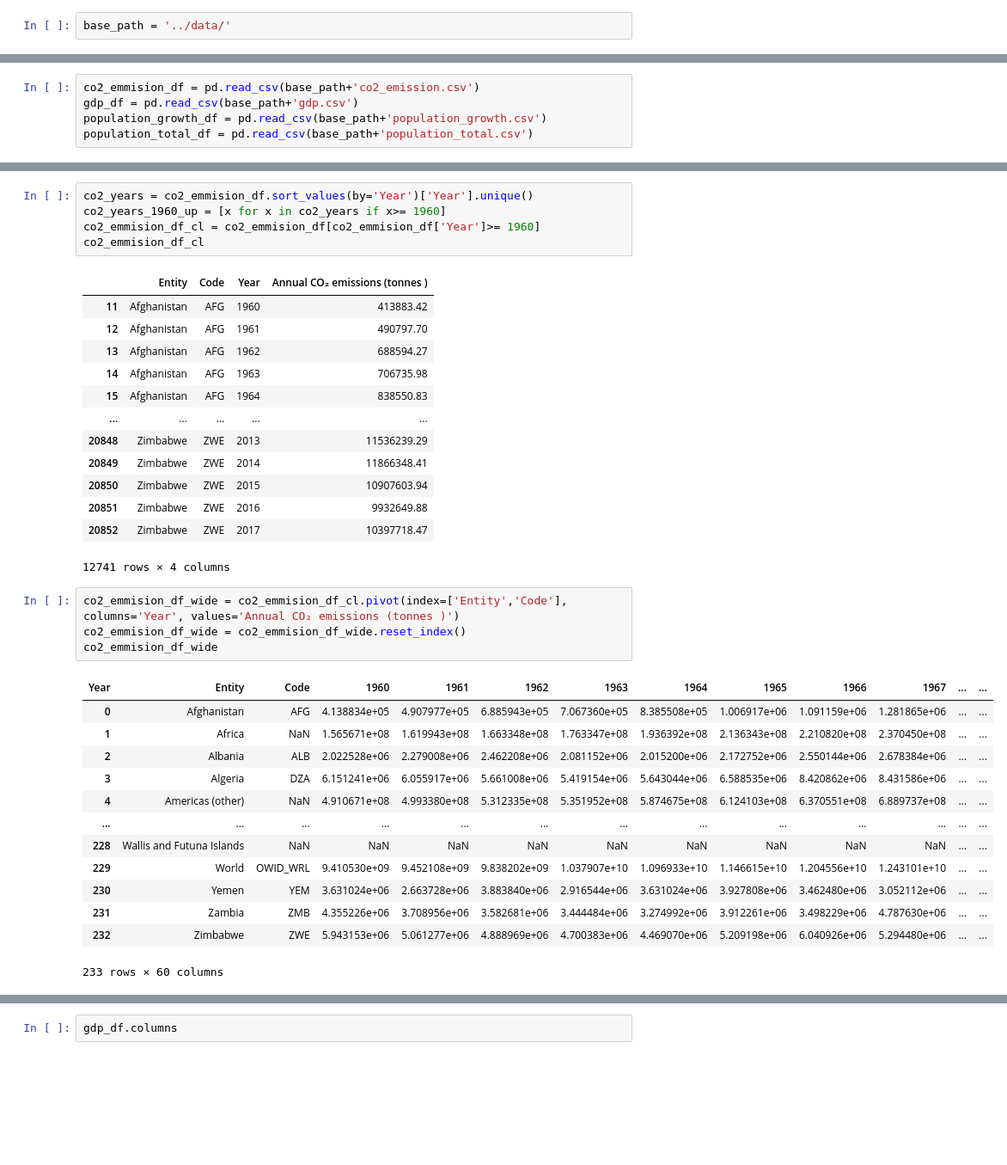
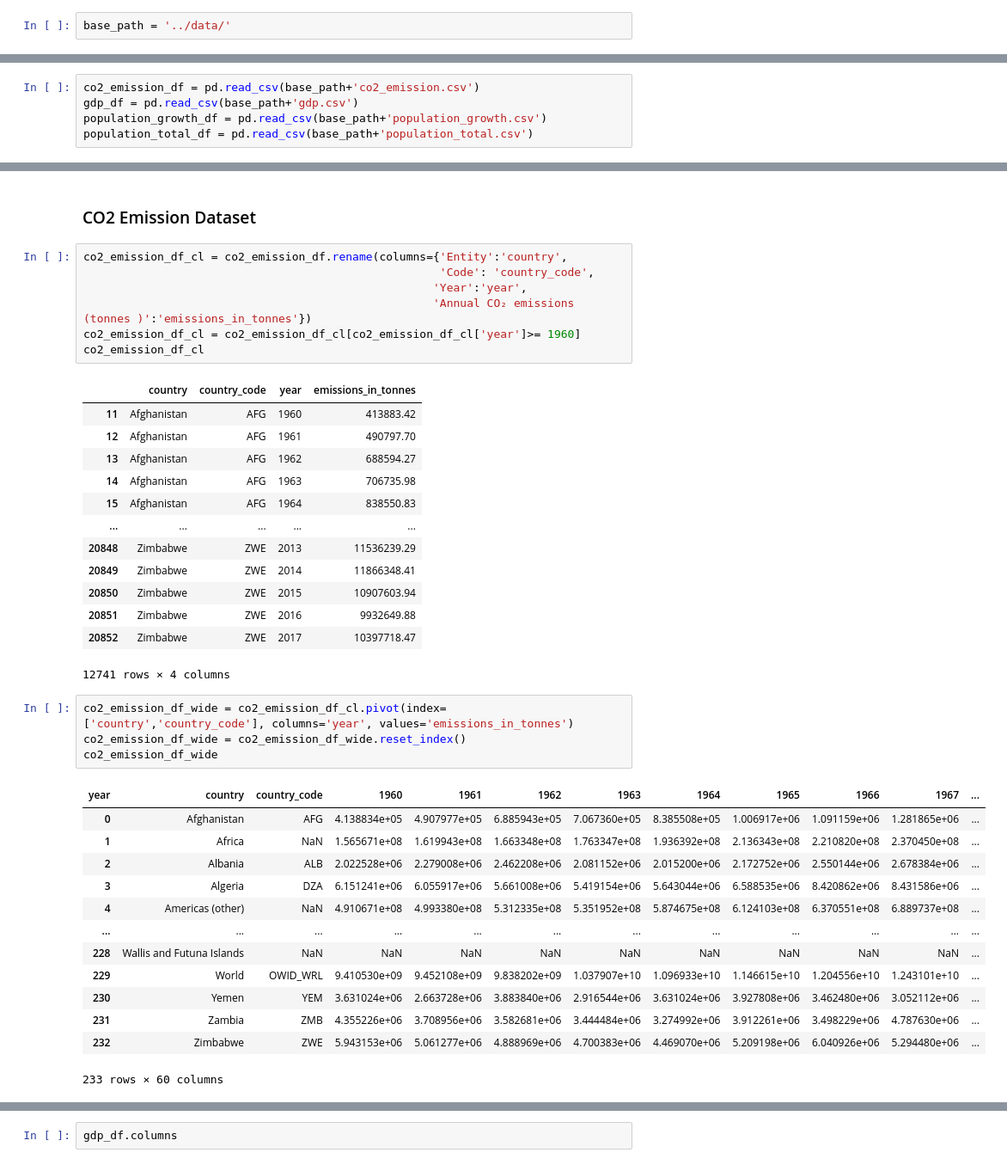
Before and after one commit to Zombobot1/FU_DB_A10, a Jupyter notebook: sandbox/missing_data_identification.ipynb, the cells around one changed output, grey strips where cells are left out. Shown: that part at 86% size. Saved outputs shown, nothing was run; the diff lists cells and outputs as text; blank space fills up the shorter version.

```diff
--- a/sandbox/missing_data_identification.ipynb
+++ b/sandbox/missing_data_identification.ipynb
@@ -11,5 +13,5 @@ base_path = '../data/'
 # %%
-co2_emmision_df = pd.read_csv(base_path+'co2_emission.csv')
+co2_emission_df = pd.read_csv(base_path+'co2_emission.csv')
 gdp_df = pd.read_csv(base_path+'gdp.csv')
 population_growth_df = pd.read_csv(base_path+'population_growth.csv')
 population_total_df = pd.read_csv(base_path+'population_total.csv')
@@ -32,10 +18,14 @@ co2_emmision_df
+# %% [markdown]
+### CO2 Emission Dataset
 # %%
-co2_years = co2_emmision_df.sort_values(by='Year')['Year'].unique()
-co2_years_1960_up = [x for x in co2_years if x>= 1960]
-co2_emmision_df_cl = co2_emmision_df[co2_emmision_df['Year']>= 1960]
-co2_emmision_df_cl
+co2_emission_df_cl = co2_emission_df.rename(columns={'Entity':'country',
+                                                     'Code': 'country_code',
+                                                    'Year':'year',
+                                                    'Annual CO₂ emissions (tonnes )':'emissions_in_tonnes'})
+co2_emission_df_cl = co2_emission_df_cl[co2_emission_df_cl['year']>= 1960]
+co2_emission_df_cl
 # %% [output]
-|  | Entity | Code | Year | Annual CO₂ emissions (tonnes ) |
+|  | country | country_code | year | emissions_in_tonnes |
 | 11 | Afghanistan | AFG | 1960 | 413883.42 |
 | 12 | Afghanistan | AFG | 1961 | 490797.70 |
 | 13 | Afghanistan | AFG | 1962 | 688594.27 |
@@ -49,20 +39,20 @@ co2_emmision_df_cl
 | 20852 | Zimbabwe | ZWE | 2017 | 10397718.47 |
 12741 rows × 4 columns
 # %%
-co2_emmision_df_wide = co2_emmision_df_cl.pivot(index=['Entity','Code'], columns='Year', values='Annual CO₂ emissions (tonnes )')
-co2_emmision_df_wide = co2_emmision_df_wide.reset_index()
-co2_emmision_df_wide
+co2_emission_df_wide = co2_emission_df_cl.pivot(index=['country','country_code'], columns='year', values='emissions_in_tonnes')
+co2_emission_df_wide = co2_emission_df_wide.reset_index()
+co2_emission_df_wide
 # %% [output]
-| Year | Entity | Code | 1960 | 1961 | 1962 | 1963 | 1964 | 1965 | 1966 | 1967 | ... | ... |
-| 0 | Afghanistan | AFG | 4.138834e+05 | 4.907977e+05 | 6.885943e+05 | 7.067360e+05 | 8.385508e+05 | 1.006917e+06 | 1.091159e+06 | 1.281865e+06 | ... | ... |
-| 1 | Africa | NaN | 1.565671e+08 | 1.619943e+08 | 1.663348e+08 | 1.763347e+08 | 1.936392e+08 | 2.136343e+08 | 2.210820e+08 | 2.370450e+08 | ... | ... |
-| 2 | Albania | ALB | 2.022528e+06 | 2.279008e+06 | 2.462208e+06 | 2.081152e+06 | 2.015200e+06 | 2.172752e+06 | 2.550144e+06 | 2.678384e+06 | ... | ... |
-| 3 | Algeria | DZA | 6.151241e+06 | 6.055917e+06 | 5.661008e+06 | 5.419154e+06 | 5.643044e+06 | 6.588535e+06 | 8.420862e+06 | 8.431586e+06 | ... | ... |
-| 4 | Americas (other) | NaN | 4.910671e+08 | 4.993380e+08 | 5.312335e+08 | 5.351952e+08 | 5.874675e+08 | 6.124103e+08 | 6.370551e+08 | 6.889737e+08 | ... | ... |
-| ... | ... | ... | ... | ... | ... | ... | ... | ... | ... | ... | ... | ... |
-| 228 | Wallis and Futuna Islands | NaN | NaN | NaN | NaN | NaN | NaN | NaN | NaN | NaN | ... | ... |
-| 229 | World | OWID_WRL | 9.410530e+09 | 9.452108e+09 | 9.838202e+09 | 1.037907e+10 | 1.096933e+10 | 1.146615e+10 | 1.204556e+10 | 1.243101e+10 | ... | ... |
-| 230 | Yemen | YEM | 3.631024e+06 | 2.663728e+06 | 3.883840e+06 | 2.916544e+06 | 3.631024e+06 | 3.927808e+06 | 3.462480e+06 | 3.052112e+06 | ... | ... |
-| 231 | Zambia | ZMB | 4.355226e+06 | 3.708956e+06 | 3.582681e+06 | 3.444484e+06 | 3.274992e+06 | 3.912261e+06 | 3.498229e+06 | 4.787630e+06 | ... | ... |
-| 232 | Zimbabwe | ZWE | 5.943153e+06 | 5.061277e+06 | 4.888969e+06 | 4.700383e+06 | 4.469070e+06 | 5.209198e+06 | 6.040926e+06 | 5.294480e+06 | ... | ... |
+| year | country | country_code | 1960 | 1961 | 1962 | 1963 | 1964 | 1965 | 1966 | 1967 | ... |
+| 0 | Afghanistan | AFG | 4.138834e+05 | 4.907977e+05 | 6.885943e+05 | 7.067360e+05 | 8.385508e+05 | 1.006917e+06 | 1.091159e+06 | 1.281865e+06 | ... |
+| 1 | Africa | NaN | 1.565671e+08 | 1.619943e+08 | 1.663348e+08 | 1.763347e+08 | 1.936392e+08 | 2.136343e+08 | 2.210820e+08 | 2.370450e+08 | ... |
+| 2 | Albania | ALB | 2.022528e+06 | 2.279008e+06 | 2.462208e+06 | 2.081152e+06 | 2.015200e+06 | 2.172752e+06 | 2.550144e+06 | 2.678384e+06 | ... |
+| 3 | Algeria | DZA | 6.151241e+06 | 6.055917e+06 | 5.661008e+06 | 5.419154e+06 | 5.643044e+06 | 6.588535e+06 | 8.420862e+06 | 8.431586e+06 | ... |
+| 4 | Americas (other) | NaN | 4.910671e+08 | 4.993380e+08 | 5.312335e+08 | 5.351952e+08 | 5.874675e+08 | 6.124103e+08 | 6.370551e+08 | 6.889737e+08 | ... |
+| ... | ... | ... | ... | ... | ... | ... | ... | ... | ... | ... | ... |
+| 228 | Wallis and Futuna Islands | NaN | NaN | NaN | NaN | NaN | NaN | NaN | NaN | NaN | ... |
+| 229 | World | OWID_WRL | 9.410530e+09 | 9.452108e+09 | 9.838202e+09 | 1.037907e+10 | 1.096933e+10 | 1.146615e+10 | 1.204556e+10 | 1.243101e+10 | ... |
+| 230 | Yemen | YEM | 3.631024e+06 | 2.663728e+06 | 3.883840e+06 | 2.916544e+06 | 3.631024e+06 | 3.927808e+06 | 3.462480e+06 | 3.052112e+06 | ... |
+| 231 | Zambia | ZMB | 4.355226e+06 | 3.708956e+06 | 3.582681e+06 | 3.444484e+06 | 3.274992e+06 | 3.912261e+06 | 3.498229e+06 | 4.787630e+06 | ... |
+| 232 | Zimbabwe | ZWE | 5.943153e+06 | 5.061277e+06 | 4.888969e+06 | 4.700383e+06 | 4.469070e+06 | 5.209198e+06 | 6.040926e+06 | 5.294480e+06 | ... |
 233 rows × 60 columns
```
Also changed, not shown: parts of 13 cells of this notebook, 1 other file.
